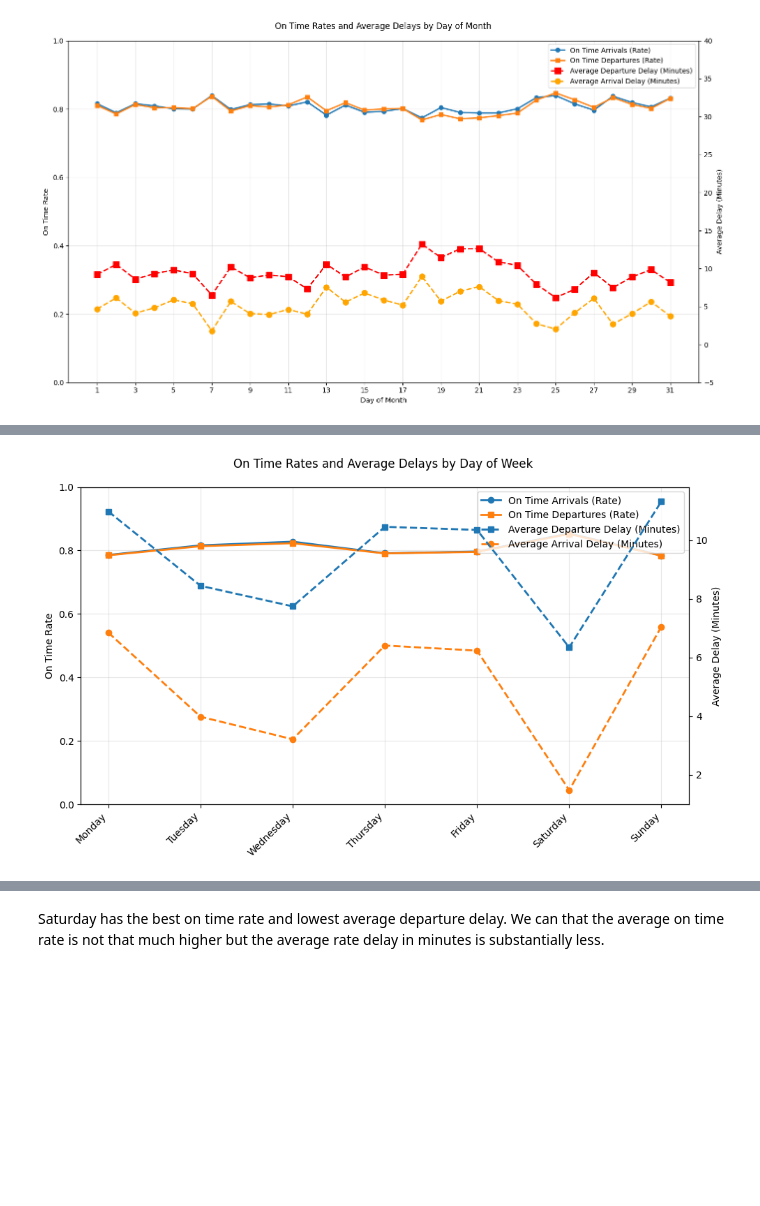
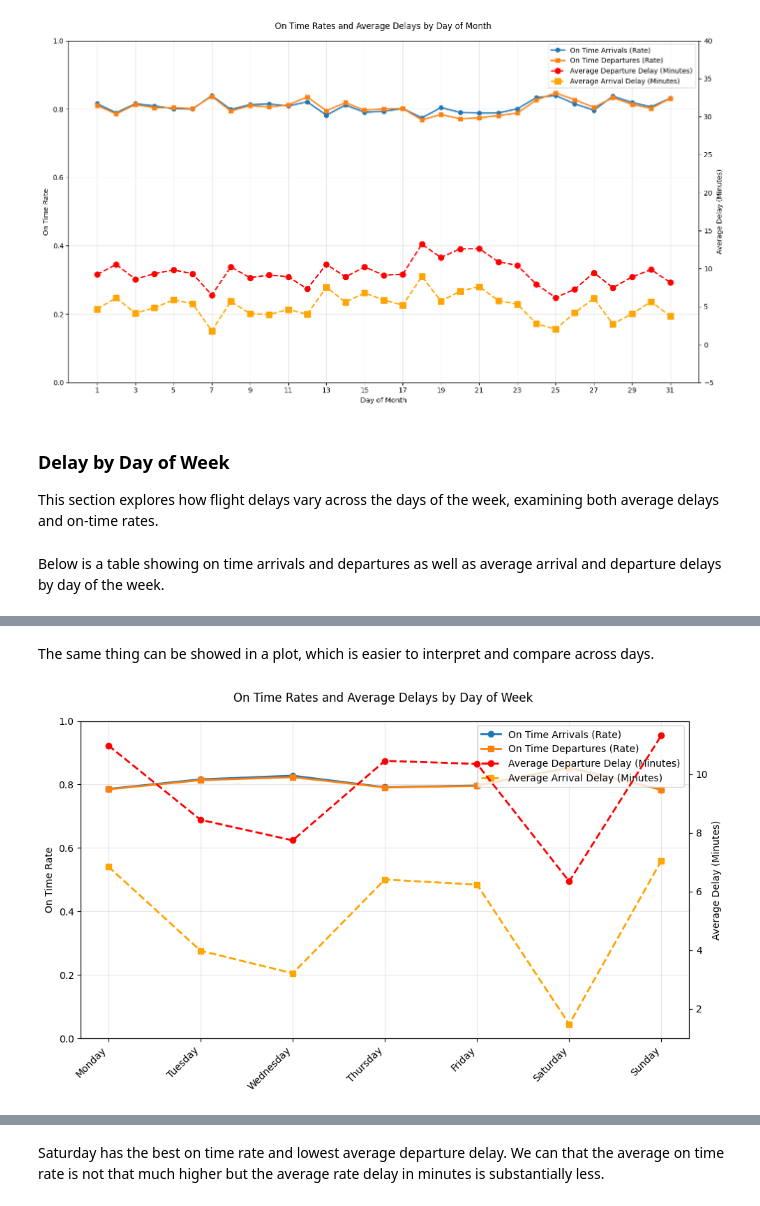
Before and after one commit to UCB-stat-159-f25/final-group21, a Jupyter notebook: months_days.ipynb, the cells around one changed output, grey strips where cells are left out. Saved outputs shown, nothing was run; the diff lists cells and outputs as text; code cells hidden in the pictures; blank space fills up the shorter version.

Commit message:
added headers and changed plots slightly

```diff
--- a/months_days.ipynb
+++ b/months_days.ipynb
@@ -207,3 +218,6 @@ plt.savefig("figures/delays_by_day.png", dpi=300, bbox_inches='tight')
 plt.show()
 # %% [output]
 [figure]
+# %% [markdown]
+### Delay by Day of Week
+This section explores how flight delays vary across the days of the week, examining both average delays and on-time rates.
@@ -210 +241,3 @@ plt.show()
+# %% [markdown]
+Below is a table showing on time arrivals and departures as well as average arrival and departure delays by day of the week.
 # %%
@@ -260,6 +274,8 @@ dow_table
 | 4 | Friday | 94493 | 0.796768 | 0.795625 | 6.237937 | ... |
 | 5 | Saturday | 77066 | 0.853463 | 0.852075 | 1.479301 | ... |
 | 6 | Sunday | 90829 | 0.784309 | 0.783439 | 7.056912 | ... |
+# %% [markdown]
+The same thing can be showed in a plot, which is easier to interpret and compare across days.
 # %%
 # Plot: on-time rates and delays by day of week
 
@@ -293,33 +309,35 @@ ax1.grid(True, alpha=0.3)
 ax2 = ax1.twinx()
 ax2.plot(
     x_pos,
     summary_performance_dow["mean_dep_delay"],
-    marker="s",
+    marker="o",
     linestyle="--",
     linewidth=2,
+    color="red",
     label="Average Departure Delay (Minutes)",
 )
 ax2.plot(
     x_pos,
     summary_performance_dow["mean_arr_delay"],
-    marker="o",
+    marker="s",
     linestyle="--",
     linewidth=2,
+    color="orange",
     label="Average Arrival Delay (Minutes)",
 )
 ax2.set_ylabel("Average Delay (Minutes)")
 
 fig.suptitle("On Time Rates and Average Delays by Day of Week")
 
 # Combined legend
 h1, l1 = ax1.get_legend_handles_labels()
 h2, l2 = ax2.get_legend_handles_labels()
 ax1.legend(h1 + h2, l1 + l2, loc="upper right")
 
 plt.tight_layout()
 
 plt.savefig("figures/delays_by_dow.png", dpi=300, bbox_inches="tight")
 
 plt.show()
 # %% [output]
-[figure, old version]
+[figure, new version]
```
Also changed, not shown: parts of 13 cells of this notebook, 2 other files.
